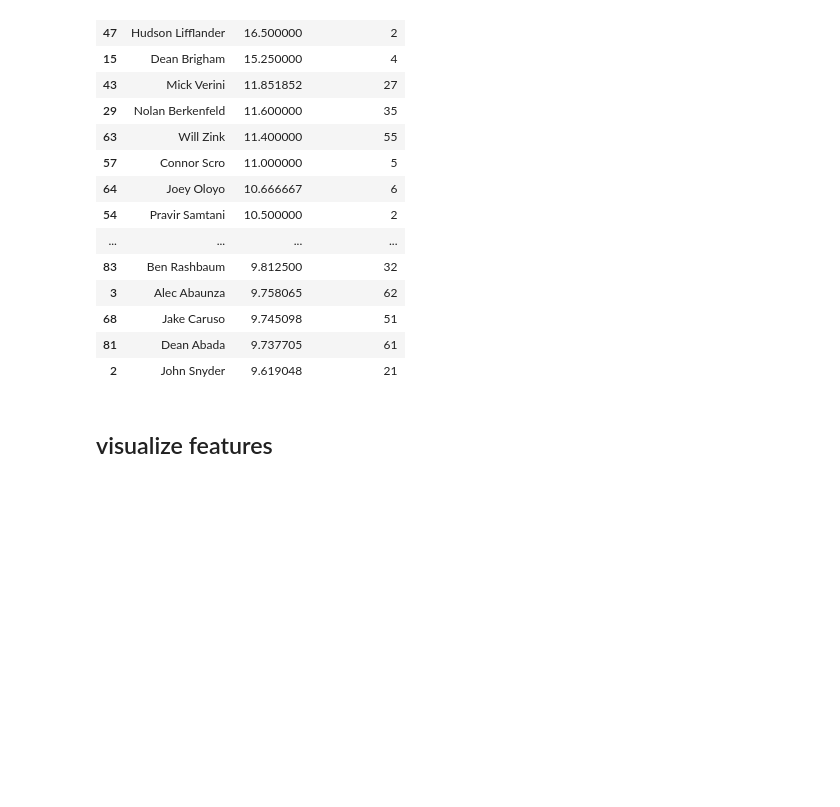
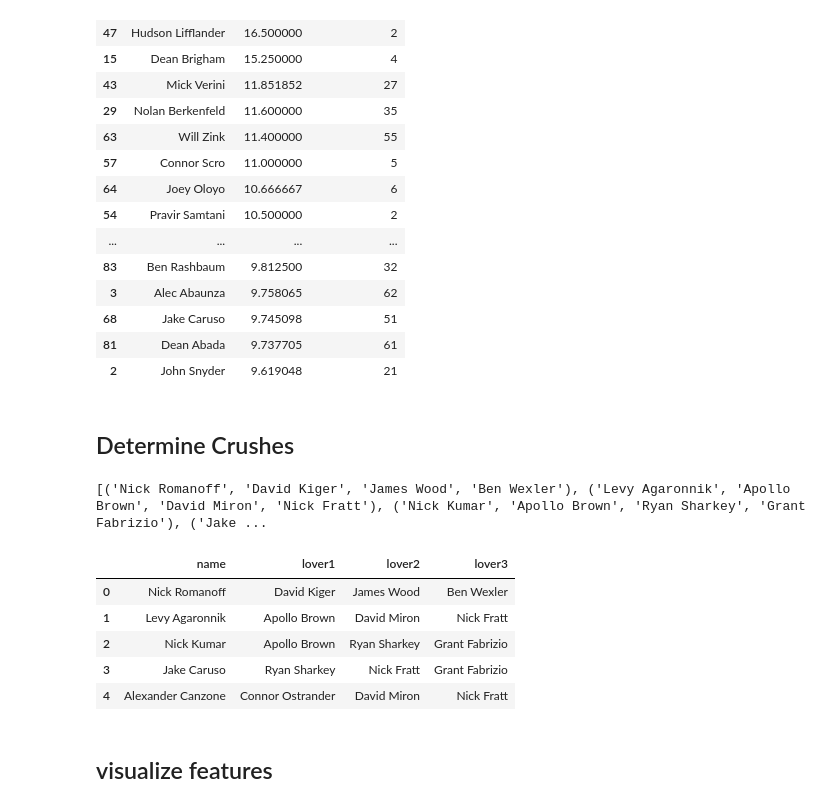
Before and after one commit to pehuenmoure/groupme-analytics, a Jupyter notebook: Groupme_Analytics.ipynb, the cells around one changed output. Saved outputs shown, nothing was run; the diff lists cells and outputs as text; code cells hidden in the pictures; blank space fills up the shorter version.

Commit message:
add top lovers

```diff
--- a/Groupme_Analytics.ipynb
+++ b/Groupme_Analytics.ipynb
@@ -297,6 +300,59 @@ results_df[["name", "word_count", "message_count"]].sort_values(by="word_count",
 | 68 | Jake Caruso | 9.745098 | 51 |
 | 81 | Dean Abada | 9.737705 | 61 |
 | 2 | John Snyder | 9.619048 | 21 |
+# %% [markdown]
+## Determine Crushes
+# %%
+# Dtermines
+crushes_dict = {}
+for m in msgs:
+    for uid in m.favorited_by:
+        # Build favorites dictionary
+        if m.user_id in crushes_dict:
+            current_favorites = crushes_dict[m.user_id]
+        else:
+            current_favorites = {}
+        if uid in current_favorites:
+            current_favorites[uid] += 1
+        else:
+            current_favorites[uid] = 0
+        crushes_dict[m.user_id] = current_favorites
+# %%
+def find_name(members, uid):
+    for m in members:
+        if uid == m[1]:
+            return m[0]
+    return None
+
+# Find top crushes
+names = results_df[['name','uid']].values.tolist()
+fav_tups = []
+for k in crushes_dict:
+    try:
+        d = crushes_dict[k]
+        L = sorted(d, key=lambda k: d[k], reverse=True)
+        first = find_name(names, L[0])
+    #     print(k,results_df.loc[results_df['uid'] == L[1]]['name'].values, L)
+        second = (find_name(names, L[1])) if 2 <= len(L) else 'None'
+        third = (find_name(names, L[2])) if 3 <= len(L) else 'None'
+        tup = (find_name(names, k), first, second, third)
+        fav_tups.append(tup)
+    except Exception as e:
+        print(L[1], results_df.loc[results_df['uid'] == L[1]], e)
+print(fav_tups)
+# %% [output]
+[('Nick Romanoff', 'David Kiger', 'James Wood', 'Ben Wexler'), ('Levy Agaronnik', 'Apollo Brown', 'David Miron', 'Nick Fratt'), ('Nick Kumar', 'Apollo Brown', 'Ryan Sharkey', 'Grant Fabrizio'), ('Jake ...
+# %%
+col_names = ['name', 'lover1', 'lover2', 'lover3']
+crushes_df = pd.DataFrame.from_records(fav_tups, columns = col_names)
+crushes_df.head()
+# %% [output]
+|  | name | lover1 | lover2 | lover3 |
+| 0 | Nick Romanoff | David Kiger | James Wood | Ben Wexler |
+| 1 | Levy Agaronnik | Apollo Brown | David Miron | Nick Fratt |
+| 2 | Nick Kumar | Apollo Brown | Ryan Sharkey | Grant Fabrizio |
+| 3 | Jake Caruso | Ryan Sharkey | Nick Fratt | Grant Fabrizio |
+| 4 | Alexander Canzone | Connor Ostrander | David Miron | Nick Fratt |
 # %% [markdown]
 ## visualize features
 # %%
```
Also changed, not shown: parts of 6 cells of this notebook.
